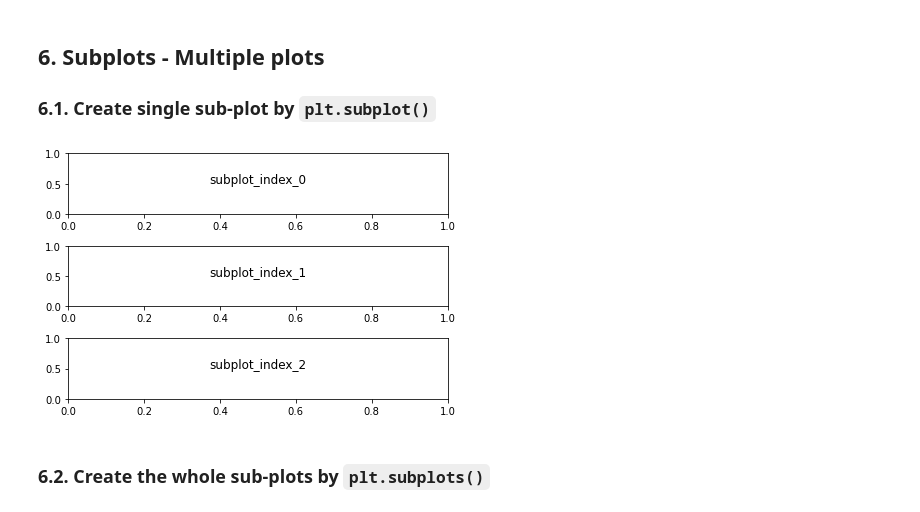
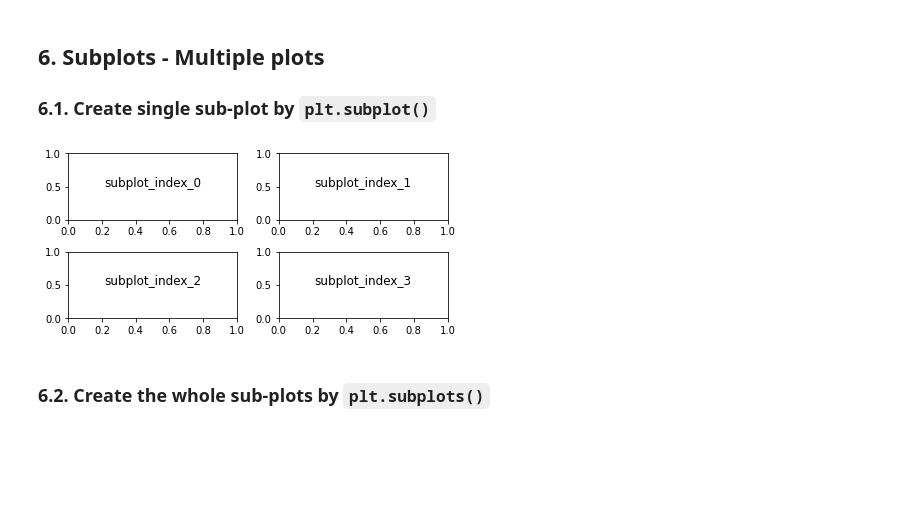
Before and after one commit to MinhHuuNguyen/mci-python, a Jupyter notebook: python/lectures/7_matplotlib_seaborn_intro.ipynb, the cells around one changed output. Cells and saved outputs as stored; diff of their text form; code cells hidden in the pictures; blank space fills up the shorter version.

```diff
--- a/python/lectures/7_matplotlib_seaborn_intro.ipynb
+++ b/python/lectures/7_matplotlib_seaborn_intro.ipynb
@@ -526,14 +527,14 @@ plt.show()
 ## 6. Subplots - Multiple plots
 ### 6.1. Create single sub-plot by `plt.subplot()`
 # %%
-for subplot_index in range(3):
-    plt.subplot(3, 1, subplot_index+1)
+for subplot_index in range(4):
+    plt.subplot(3, 2, subplot_index+1)
     plt.text(0.5, 0.5, f'subplot_index_{subplot_index}', fontsize=12, horizontalalignment='center')
 # Add space between subplots
 plt.tight_layout()
 plt.show()
 # %% [output]
-[figure, old version]
+[figure, new version]
 # %% [markdown]
 ### 6.2. Create the whole sub-plots by `plt.subplots()`
 # %%
```
Also changed, not shown: parts of 26 cells of this notebook, 4 other files.
